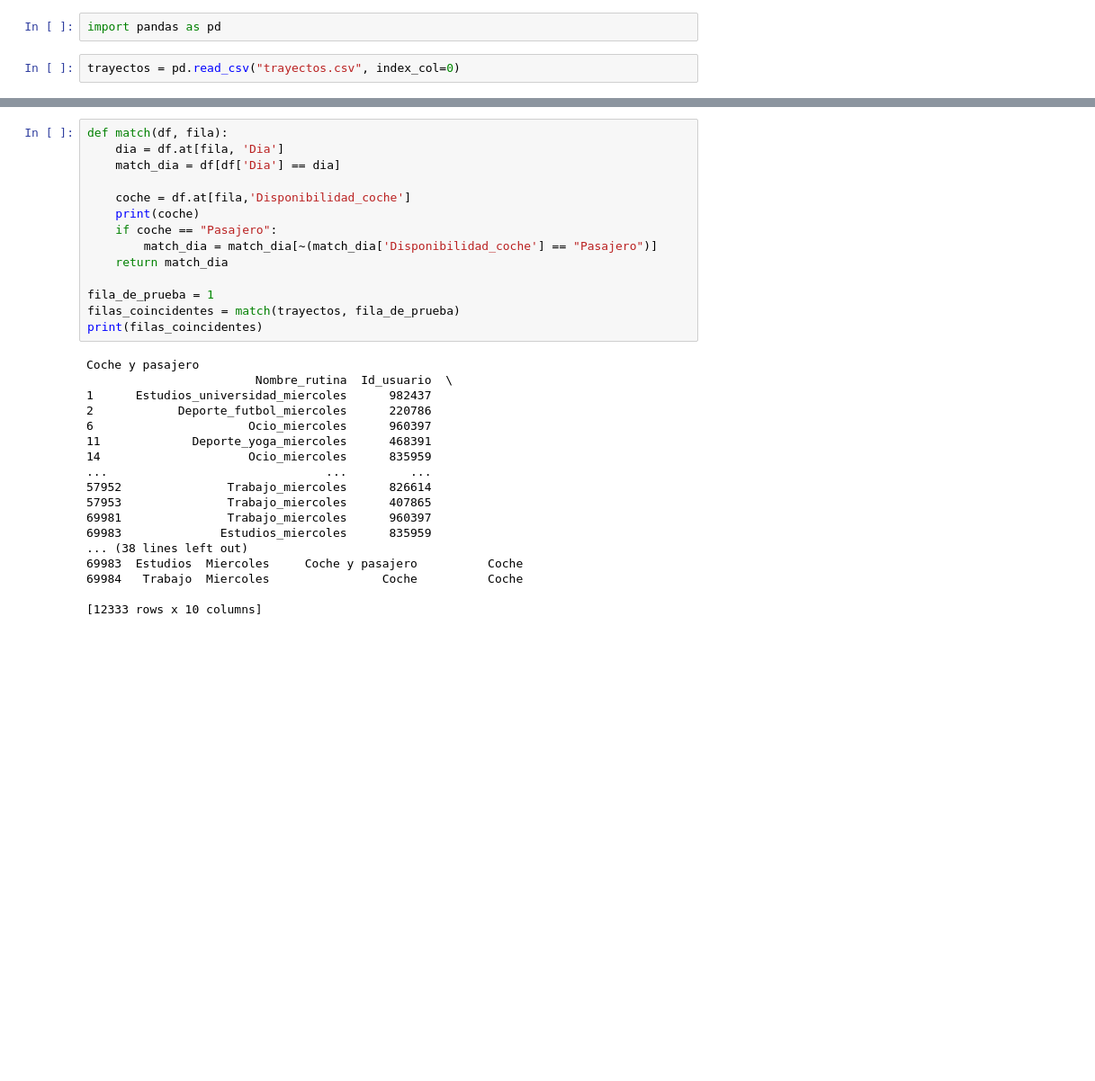
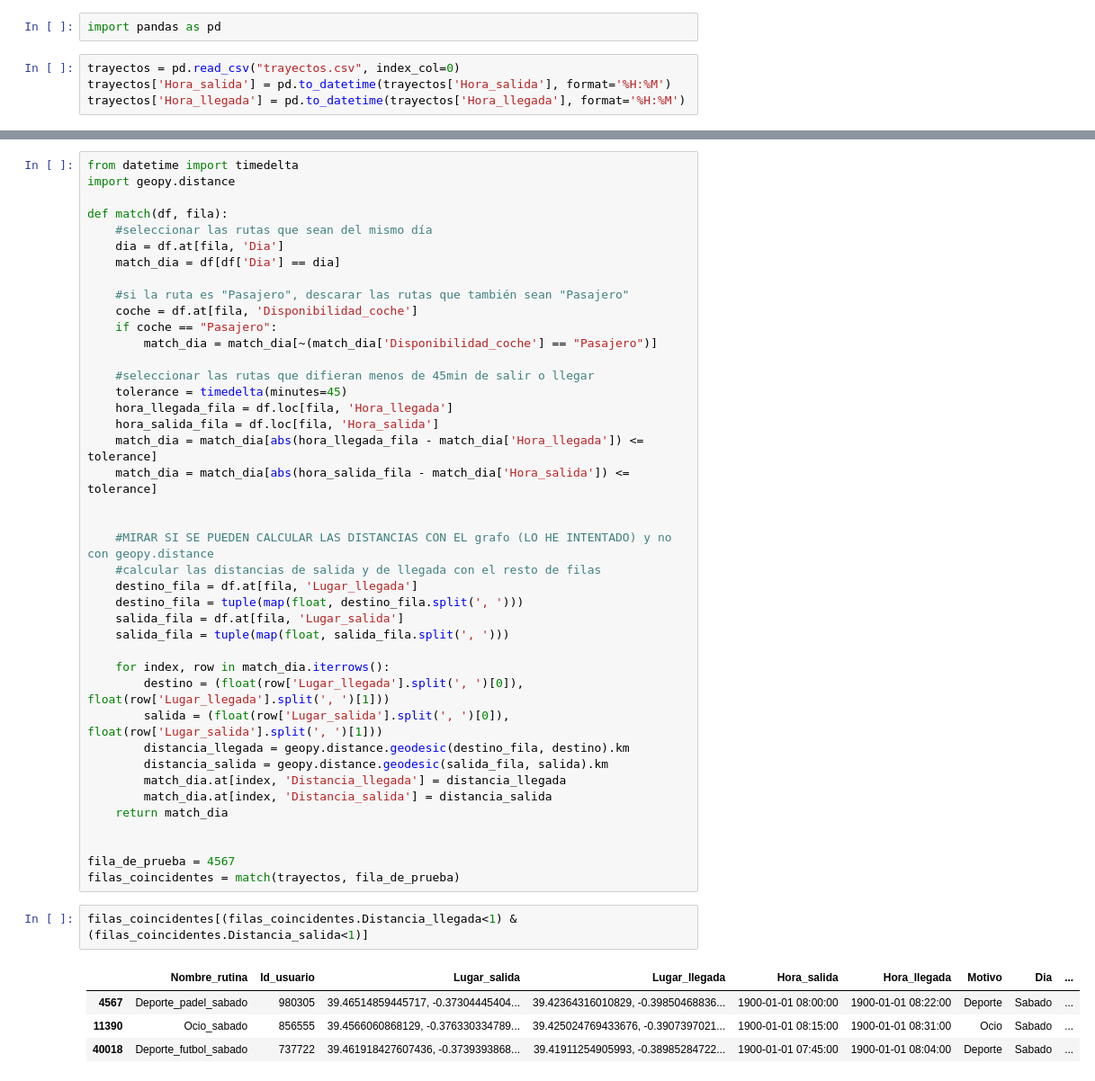
Before and after one commit to pablo-csv/Terra, a Jupyter notebook: Algoritmo.ipynb, the cells around one changed output, grey strips where cells are left out. Shown: that part at 90% size. Cells and saved outputs as stored; diff of their text form; blank space fills up the shorter version.

```diff
--- a/Algoritmo.ipynb
+++ b/Algoritmo.ipynb
@@ -2,5 +2,7 @@
 import pandas as pd
 # %%
 trayectos = pd.read_csv("trayectos.csv", index_col=0)
+trayectos['Hora_salida'] = pd.to_datetime(trayectos['Hora_salida'], format='%H:%M')
+trayectos['Hora_llegada'] = pd.to_datetime(trayectos['Hora_llegada'], format='%H:%M')
 # %%
 prueba = trayectos[trayectos["Nombre_rutina"].str.contains("prueba")]
@@ -36,32 +48,48 @@ trayectos
 # %%
+from datetime import timedelta
+import geopy.distance
+
 def match(df, fila):
+    #seleccionar las rutas que sean del mismo día
     dia = df.at[fila, 'Dia']
     match_dia = df[df['Dia'] == dia]
 
-    coche = df.at[fila,'Disponibilidad_coche']
-    print(coche)
+    #si la ruta es "Pasajero", descarar las rutas que también sean "Pasajero"
+    coche = df.at[fila, 'Disponibilidad_coche']
     if coche == "Pasajero":
         match_dia = match_dia[~(match_dia['Disponibilidad_coche'] == "Pasajero")]
+
+    #seleccionar las rutas que difieran menos de 45min de salir o llegar
+    tolerance = timedelta(minutes=45)
+    hora_llegada_fila = df.loc[fila, 'Hora_llegada']
+    hora_salida_fila = df.loc[fila, 'Hora_salida']
+    match_dia = match_dia[abs(hora_llegada_fila - match_dia['Hora_llegada']) <= tolerance]
+    match_dia = match_dia[abs(hora_salida_fila - match_dia['Hora_salida']) <= tolerance]
+
+
+    #MIRAR SI SE PUEDEN CALCULAR LAS DISTANCIAS CON EL grafo (LO HE INTENTADO) y no con geopy.distance
+    #calcular las distancias de salida y de llegada con el resto de filas
+    destino_fila = df.at[fila, 'Lugar_llegada']
+    destino_fila = tuple(map(float, destino_fila.split(', ')))
+    salida_fila = df.at[fila, 'Lugar_salida']
+    salida_fila = tuple(map(float, salida_fila.split(', ')))
+
+    for index, row in match_dia.iterrows():
+        destino = (float(row['Lugar_llegada'].split(', ')[0]), float(row['Lugar_llegada'].split(', ')[1]))
+        salida = (float(row['Lugar_salida'].split(', ')[0]), float(row['Lugar_salida'].split(', ')[1]))
+        distancia_llegada = geopy.distance.geodesic(destino_fila, destino).km
+        distancia_salida = geopy.distance.geodesic(salida_fila, salida).km
+        match_dia.at[index, 'Distancia_llegada'] = distancia_llegada
+        match_dia.at[index, 'Distancia_salida'] = distancia_salida
     return match_dia
 
-fila_de_prueba = 1
+
+fila_de_prueba = 4567
 filas_coincidentes = match(trayectos, fila_de_prueba)
-print(filas_coincidentes)
-# %% [output]
-Coche y pasajero
-                        Nombre_rutina  Id_usuario  \
-1      Estudios_universidad_miercoles      982437
-2            Deporte_futbol_miercoles      220786
-6                      Ocio_miercoles      960397
-11             Deporte_yoga_miercoles      468391
-14                     Ocio_miercoles      835959
-...                               ...         ...
-57952               Trabajo_miercoles      826614
-57953               Trabajo_miercoles      407865
-69981               Trabajo_miercoles      960397
-69983              Estudios_miercoles      835959
-... (38 lines left out)
-69983  Estudios  Miercoles     Coche y pasajero          Coche
-69984   Trabajo  Miercoles                Coche          Coche
-
-[12333 rows x 10 columns]
+# %%
+filas_coincidentes[(filas_coincidentes.Distancia_llegada<1) & (filas_coincidentes.Distancia_salida<1)]
+# %% [output]
+|  | Nombre_rutina | Id_usuario | Lugar_salida | Lugar_llegada | Hora_salida | Hora_llegada | Motivo | Dia | ... |
+| 4567 | Deporte_padel_sabado | 980305 | 39.46514859445717, -0.37304445404... | 39.42364316010829, -0.39850468836... | 1900-01-01 08:00:00 | 1900-01-01 08:22:00 | Deporte | Sabado | ... |
+| 11390 | Ocio_sabado | 856555 | 39.4566060868129, -0.376330334789... | 39.425024769433676, -0.3907397021... | 1900-01-01 08:15:00 | 1900-01-01 08:31:00 | Ocio | Sabado | ... |
+| 40018 | Deporte_futbol_sabado | 737722 | 39.461918427607436, -0.3739393868... | 39.41911254905993, -0.38985284722... | 1900-01-01 07:45:00 | 1900-01-01 08:04:00 | Deporte | Sabado | ... |
```
Also changed, not shown: parts of 4 cells of this notebook.
